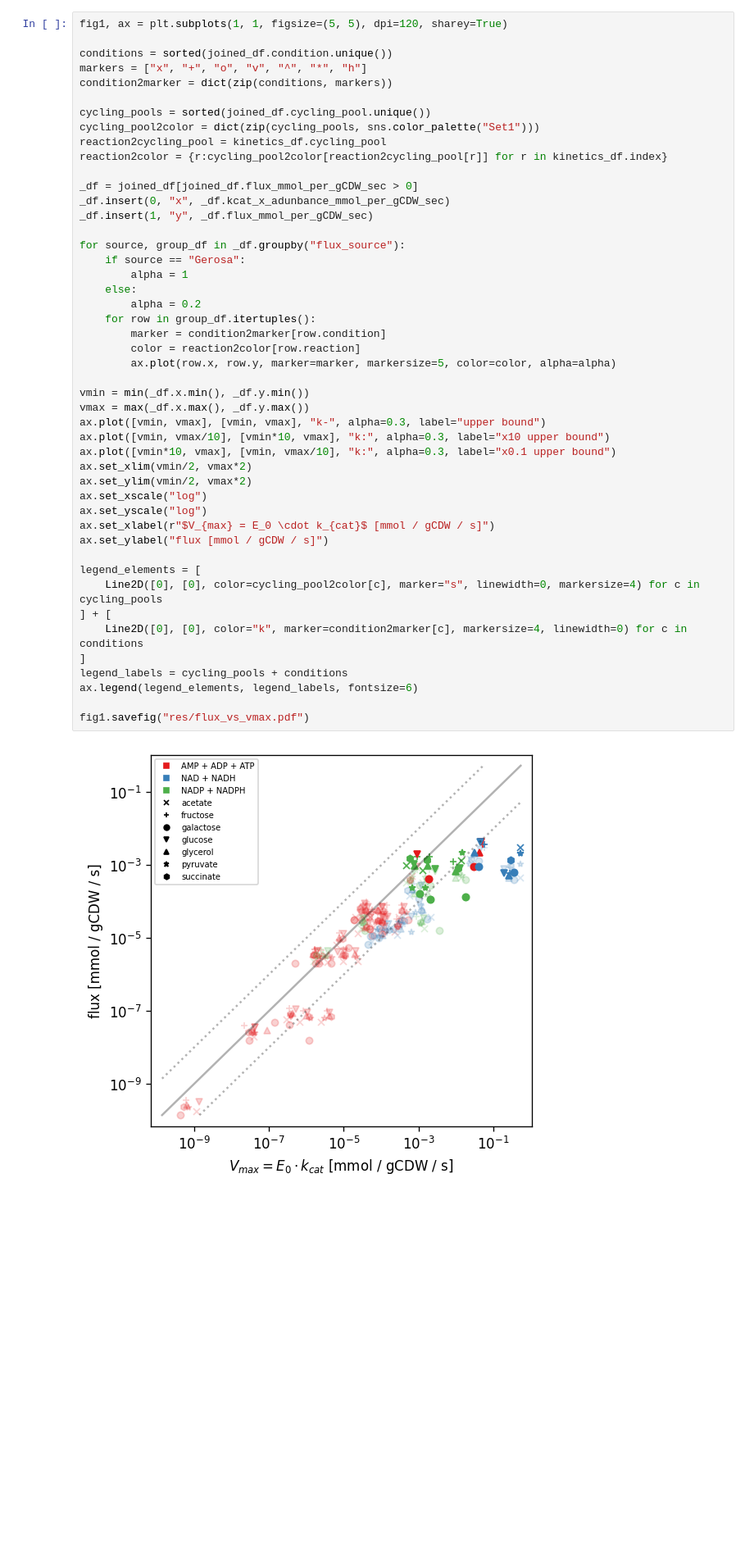
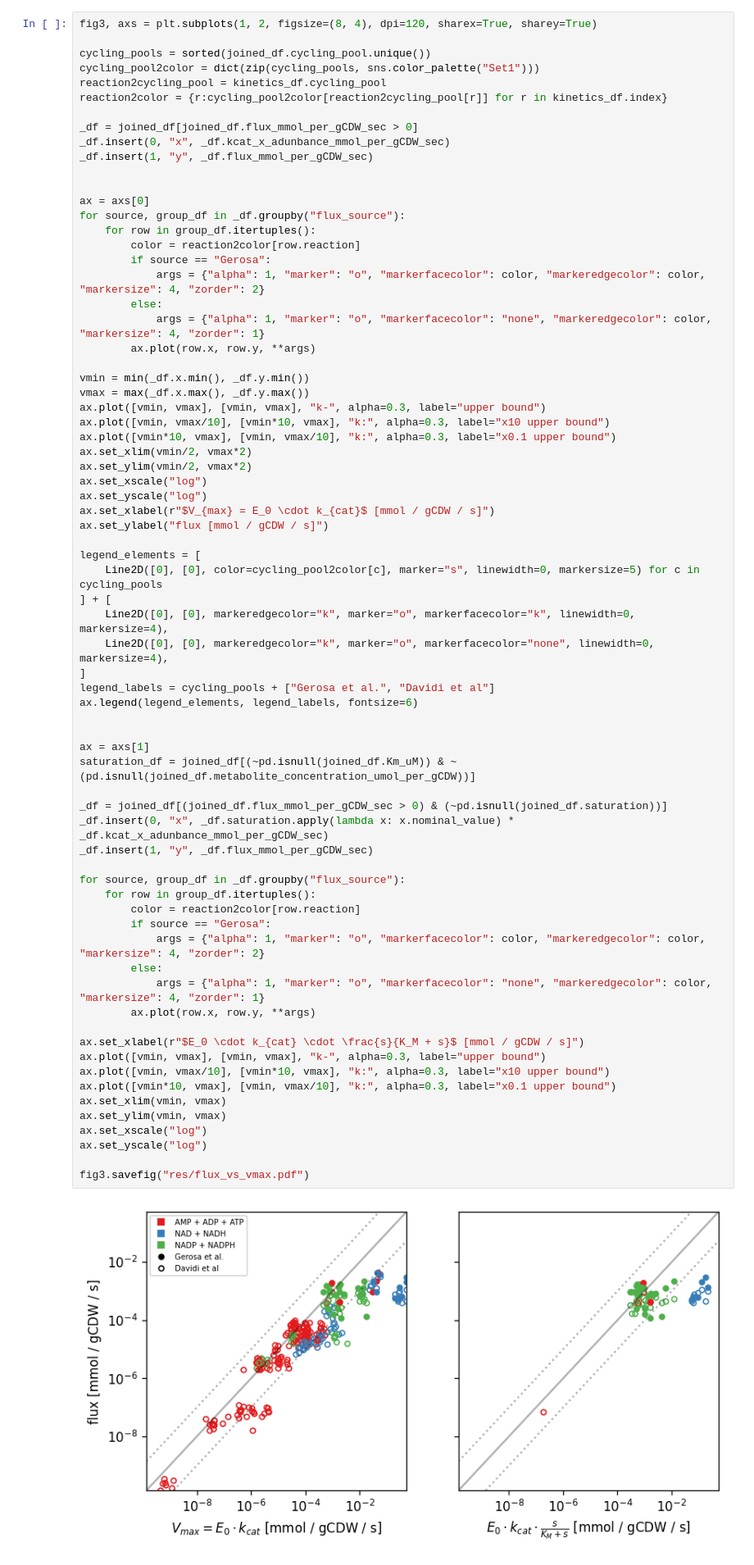
Before and after one commit to OSS-Lab/CoSubstrateDynamics, a Jupyter notebook: ecoli_validation/plot_flux_versus_bound.ipynb, the cells around one changed output. Shown at 82% size. Cells and saved outputs as stored; diff of their text form; blank space fills up the shorter version.

Commit message:
updating figures

```diff
--- a/ecoli_validation/plot_flux_versus_bound.ipynb
+++ b/ecoli_validation/plot_flux_versus_bound.ipynb
@@ -80,51 +80,75 @@ cycling_pool_df = metabolite_df.join(cycling_pools, on="metabolite", how="right"
 cycling_pool_df.rename(columns={"metabolite_concentration_umol_per_gCDW": "cofactor_concentration_umol_per_gCDW"}, inplace=True)
 joined_df = pd.merge(joined_df, cycling_pool_df, on=["condition", "cycling_pool"])
 # %%
-fig1, ax = plt.subplots(1, 1, figsize=(5, 5), dpi=120, sharey=True)
-
-conditions = sorted(joined_df.condition.unique())
-markers = ["x", "+", "o", "v", "^", "*", "h"]
-condition2marker = dict(zip(conditions, markers))
+fig3, axs = plt.subplots(1, 2, figsize=(8, 4), dpi=120, sharex=True, sharey=True)
 
 cycling_pools = sorted(joined_df.cycling_pool.unique())
 cycling_pool2color = dict(zip(cycling_pools, sns.color_palette("Set1")))
 reaction2cycling_pool = kinetics_df.cycling_pool
 reaction2color = {r:cycling_pool2color[reaction2cycling_pool[r]] for r in kinetics_df.index}
 
 _df = joined_df[joined_df.flux_mmol_per_gCDW_sec > 0]
 _df.insert(0, "x", _df.kcat_x_adunbance_mmol_per_gCDW_sec)
 _df.insert(1, "y", _df.flux_mmol_per_gCDW_sec)
 
+
+ax = axs[0]
 for source, group_df in _df.groupby("flux_source"):
-    if source == "Gerosa":
-        alpha = 1
-    else:
-        alpha = 0.2
     for row in group_df.itertuples():
-        marker = condition2marker[row.condition]
         color = reaction2color[row.reaction]
-        ax.plot(row.x, row.y, marker=marker, markersize=5, color=color, alpha=alpha)
+        if source == "Gerosa":
+            args = {"alpha": 1, "marker": "o", "markerfacecolor": color, "markeredgecolor": color, "markersize": 4, "zorder": 2}
+        else:
+            args = {"alpha": 1, "marker": "o", "markerfacecolor": "none", "markeredgecolor": color, "markersize": 4, "zorder": 1}
+        ax.plot(row.x, row.y, **args)
 
 vmin = min(_df.x.min(), _df.y.min())
 vmax = max(_df.x.max(), _df.y.max())
 ax.plot([vmin, vmax], [vmin, vmax], "k-", alpha=0.3, label="upper bound")
 ax.plot([vmin, vmax/10], [vmin*10, vmax], "k:", alpha=0.3, label="x10 upper bound")
 ax.plot([vmin*10, vmax], [vmin, vmax/10], "k:", alpha=0.3, label="x0.1 upper bound")
 ax.set_xlim(vmin/2, vmax*2)
 ax.set_ylim(vmin/2, vmax*2)
 ax.set_xscale("log")
 ax.set_yscale("log")
 ax.set_xlabel(r"$V_{max} = E_0 \cdot k_{cat}$ [mmol / gCDW / s]")
 ax.set_ylabel("flux [mmol / gCDW / s]")
 
 legend_elements = [
-    Line2D([0], [0], color=cycling_pool2color[c], marker="s", linewidth=0, markersize=4) for c in cycling_pools
+    Line2D([0], [0], color=cycling_pool2color[c], marker="s", linewidth=0, markersize=5) for c in cycling_pools
 ] + [
-    Line2D([0], [0], color="k", marker=condition2marker[c], markersize=4, linewidth=0) for c in conditions
+    Line2D([0], [0], markeredgecolor="k", marker="o", markerfacecolor="k", linewidth=0, markersize=4),
+    Line2D([0], [0], markeredgecolor="k", marker="o", markerfacecolor="none", linewidth=0, markersize=4),
 ]
-legend_labels = cycling_pools + conditions
+legend_labels = cycling_pools + ["Gerosa et al.", "Davidi et al"]
 ax.legend(legend_elements, legend_labels, fontsize=6)
 
-fig1.savefig("res/flux_vs_vmax.pdf")
+
+ax = axs[1]
+saturation_df = joined_df[(~pd.isnull(joined_df.Km_uM)) & ~(pd.isnull(joined_df.metabolite_concentration_umol_per_gCDW))]
+
+_df = joined_df[(joined_df.flux_mmol_per_gCDW_sec > 0) & (~pd.isnull(joined_df.saturation))]
+_df.insert(0, "x", _df.saturation.apply(lambda x: x.nominal_value) * _df.kcat_x_adunbance_mmol_per_gCDW_sec)
+_df.insert(1, "y", _df.flux_mmol_per_gCDW_sec)
+
+for source, group_df in _df.groupby("flux_source"):
+    for row in group_df.itertuples():
+        color = reaction2color[row.reaction]
+        if source == "Gerosa":
+            args = {"alpha": 1, "marker": "o", "markerfacecolor": color, "markeredgecolor": color, "markersize": 4, "zorder": 2}
+        else:
+            args = {"alpha": 1, "marker": "o", "markerfacecolor": "none", "markeredgecolor": color, "markersize": 4, "zorder": 1}
+        ax.plot(row.x, row.y, **args)
+
+ax.set_xlabel(r"$E_0 \cdot k_{cat} \cdot \frac{s}{K_M + s}$ [mmol / gCDW / s]")
+ax.plot([vmin, vmax], [vmin, vmax], "k-", alpha=0.3, label="upper bound")
+ax.plot([vmin, vmax/10], [vmin*10, vmax], "k:", alpha=0.3, label="x10 upper bound")
+ax.plot([vmin*10, vmax], [vmin, vmax/10], "k:", alpha=0.3, label="x0.1 upper bound")
+ax.set_xlim(vmin, vmax)
+ax.set_ylim(vmin, vmax)
+ax.set_xscale("log")
+ax.set_yscale("log")
+
+fig3.savefig("res/flux_vs_vmax.pdf")
 # %% [output]
-[figure, old version]
+[figure, new version]
```
Also changed, not shown: parts of 2 cells of this notebook, 3 other files.
